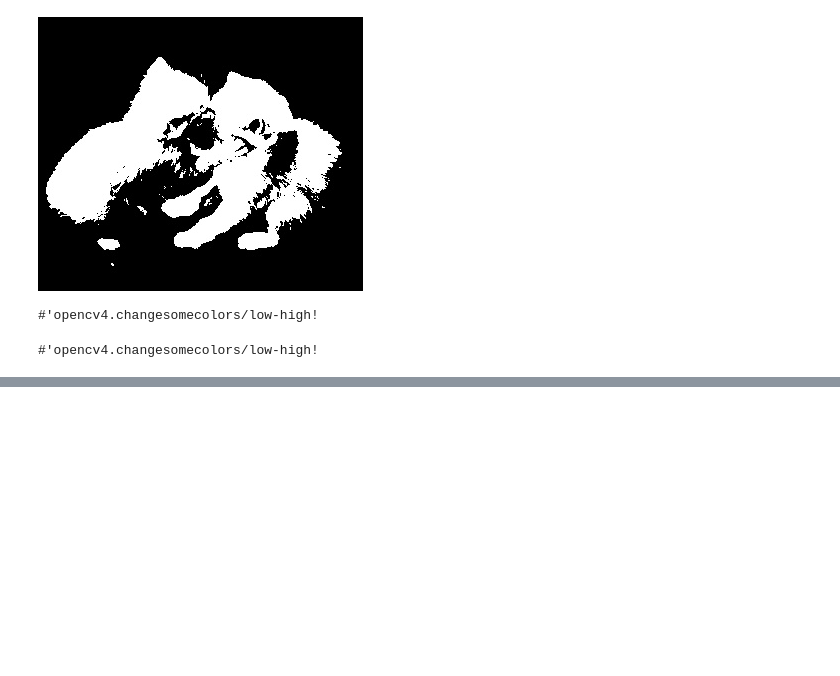
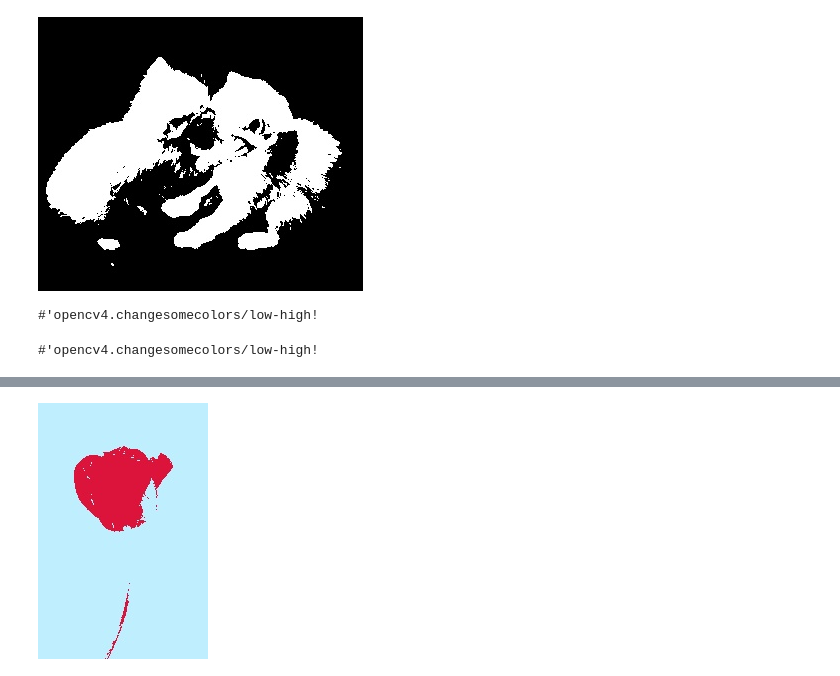
Before and after one commit to hellonico/origami-fun, a Jupyter notebook: jupyter/changesomecolors.ipynb, the cells around one changed output, grey strips where cells are left out. Drawn from its saved outputs; the diff is of its cells as text; code cells hidden in the pictures; blank space fills up the shorter version.

```diff
--- a/jupyter/changesomecolors.ipynb
+++ b/jupyter/changesomecolors.ipynb
@@ -143,0 +143,7 @@ class clojure.lang.Compiler$CompilerException:
+# %%
+(->
+(imread "resources/chapter03/rose.jpg" IMREAD_REDUCED_COLOR_4)
+(low-high! 105 rgb/crimson rgb/lightblue-1)
+(u/>>>))
+# %% [output]
+[figure, added]
```
Also changed, not shown: parts of 2 cells of this notebook, 12 other files.
